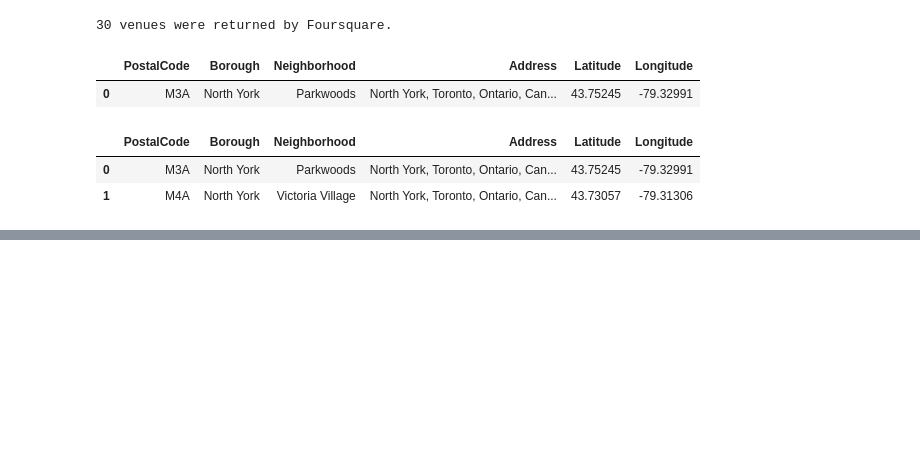
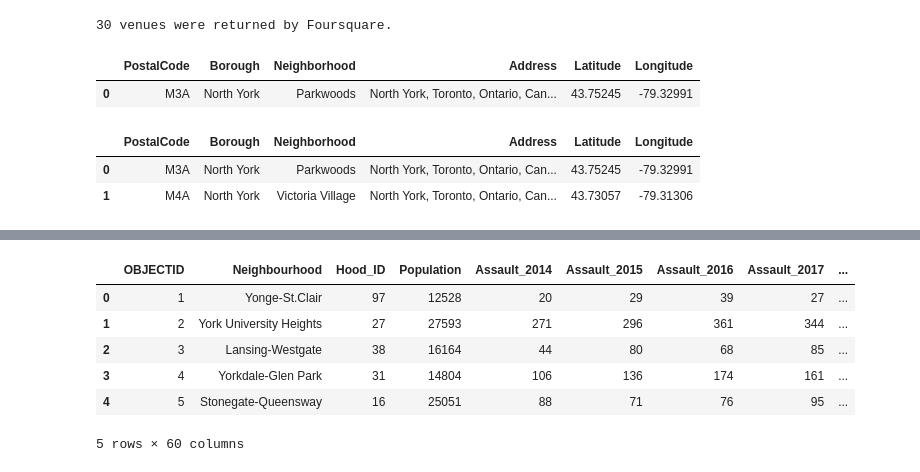
Before and after one commit to sarang-manohar/Coursera_Capstone, a Jupyter notebook: code/Toronto.ipynb, the cells around one changed output, grey strips where cells are left out. Cells and saved outputs as stored; diff of their text form; code cells hidden in the pictures; blank space fills up the shorter version.

```diff
--- a/code/Toronto.ipynb
+++ b/code/Toronto.ipynb
@@ -222,0 +226,10 @@ Mimico NW, The Queensway West, South of Bloor, Kingsway Park South West, Royal Y
+# %%
+df_crime = pd.read_csv(r'../data/crime_rate.csv'); df_crime.head()
+# %% [output]
+|  | OBJECTID | Neighbourhood | Hood_ID | Population | Assault_2014 | Assault_2015 | Assault_2016 | Assault_2017 | ... |
+| 0 | 1 | Yonge-St.Clair | 97 | 12528 | 20 | 29 | 39 | 27 | ... |
+| 1 | 2 | York University Heights | 27 | 27593 | 271 | 296 | 361 | 344 | ... |
+| 2 | 3 | Lansing-Westgate | 38 | 16164 | 44 | 80 | 68 | 85 | ... |
+| 3 | 4 | Yorkdale-Glen Park | 31 | 14804 | 106 | 136 | 174 | 161 | ... |
+| 4 | 5 | Stonegate-Queensway | 16 | 25051 | 88 | 71 | 76 | 95 | ... |
+5 rows × 60 columns
```
Also changed, not shown: parts of 4 cells of this notebook.
